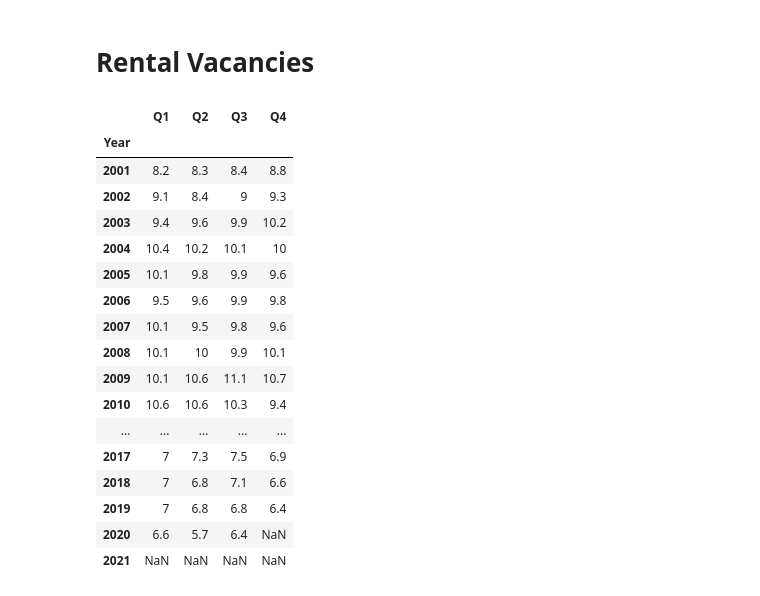
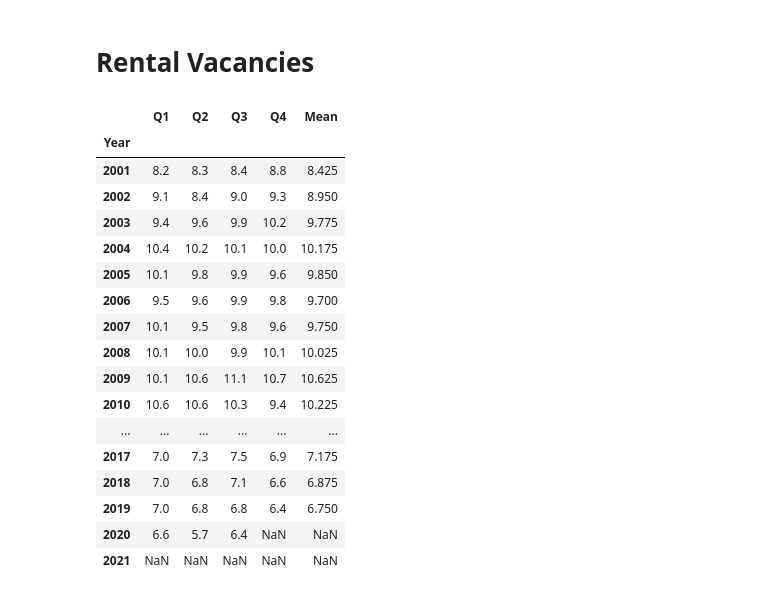
Before and after one commit to Jamals211/Realtors_Need_Closure, a Jupyter notebook: Data_Sources.ipynb, the cells around one changed output. Saved outputs shown, nothing was run; the diff lists cells and outputs as text; code cells hidden in the pictures.

```diff
--- a/Data_Sources.ipynb
+++ b/Data_Sources.ipynb
@@ -93,13 +95,13 @@ style.use(['classic','dark_background'])
 #Display all columns
 pd.set_option('display.max_columns', None)
 # %%
-annual_perf='AnnualPerformance.csv'
-house_inventory='HousingInventory.csv'
-house_manufacturing='ManufacturingHousingSurvey.csv'
-hew_home='NewHomeSold.csv'
-new_residential='NewResidentialConstruction.csv'
-performance_risk_metric='PerformanceRiskMetrics.csv'
-rental_vac='RentalVacancy.csv'
+annual_perf='../Data/AnnualPerformance.csv'
+house_inventory='../Data/HousingInventory.csv'
+house_manufacturing='../Data/ManufacturingHousingSurvey.csv'
+hew_home='../Data/NewHomeSold.csv'
+new_residential='../Data/NewResidentialConstruction.csv'
+performance_risk_metric='../Data/PerformanceRiskMetrics.csv'
+rental_vac='../Data/RentalVacancy.csv'
 
 annual_performance=pd.read_csv(annual_perf)
 housing_inventory=pd.read_csv(house_inventory)
@@ -320,24 +269,27 @@ performance_risk_metrics
 # %%
 rental_vacancy=rental_vacancy[-21:]
 rental_vacancy.rename(columns={'Unnamed: 0':'Year', 'Unnamed: 1':'Q1', 'U.S. Census Bureau':'Q2', 'Unnamed: 3':'Q3', 'Unnamed: 4':'Q4' }, inplace=True)
 rental_vacancy.set_index(['Year'], inplace=True)
+rental_vacancy['Mean'] = rental_vacancy.mean(axis=1)
+rental_vacancy[['Q1', 'Q2', 'Q3', 'Q4', 'Mean']]=rental_vacancy[['Q1', 'Q2', 'Q3', 'Q4', 'Mean']].astype('float')
+rental_vacancy['Mean']=(rental_vacancy['Q1']  +   rental_vacancy['Q2']  +  rental_vacancy['Q3'] +  rental_vacancy['Q4'])/4
 rental_vacancy
 # %% [output]
-|  | Q1 | Q2 | Q3 | Q4 |
-| Year |  |  |  |  |
-| 2001 | 8.2 | 8.3 | 8.4 | 8.8 |
-| 2002 | 9.1 | 8.4 | 9 | 9.3 |
-| 2003 | 9.4 | 9.6 | 9.9 | 10.2 |
-| 2004 | 10.4 | 10.2 | 10.1 | 10 |
-| 2005 | 10.1 | 9.8 | 9.9 | 9.6 |
-| 2006 | 9.5 | 9.6 | 9.9 | 9.8 |
-| 2007 | 10.1 | 9.5 | 9.8 | 9.6 |
-| 2008 | 10.1 | 10 | 9.9 | 10.1 |
-| 2009 | 10.1 | 10.6 | 11.1 | 10.7 |
-| 2010 | 10.6 | 10.6 | 10.3 | 9.4 |
-| ... | ... | ... | ... | ... |
-| 2017 | 7 | 7.3 | 7.5 | 6.9 |
-| 2018 | 7 | 6.8 | 7.1 | 6.6 |
-| 2019 | 7 | 6.8 | 6.8 | 6.4 |
-| 2020 | 6.6 | 5.7 | 6.4 | NaN |
-| 2021 | NaN | NaN | NaN | NaN |
+|  | Q1 | Q2 | Q3 | Q4 | Mean |
+| Year |  |  |  |  |  |
+| 2001 | 8.2 | 8.3 | 8.4 | 8.8 | 8.425 |
+| 2002 | 9.1 | 8.4 | 9.0 | 9.3 | 8.950 |
+| 2003 | 9.4 | 9.6 | 9.9 | 10.2 | 9.775 |
+| 2004 | 10.4 | 10.2 | 10.1 | 10.0 | 10.175 |
+| 2005 | 10.1 | 9.8 | 9.9 | 9.6 | 9.850 |
+| 2006 | 9.5 | 9.6 | 9.9 | 9.8 | 9.700 |
+| 2007 | 10.1 | 9.5 | 9.8 | 9.6 | 9.750 |
+| 2008 | 10.1 | 10.0 | 9.9 | 10.1 | 10.025 |
+| 2009 | 10.1 | 10.6 | 11.1 | 10.7 | 10.625 |
+| 2010 | 10.6 | 10.6 | 10.3 | 9.4 | 10.225 |
+| ... | ... | ... | ... | ... | ... |
+| 2017 | 7.0 | 7.3 | 7.5 | 6.9 | 7.175 |
+| 2018 | 7.0 | 6.8 | 7.1 | 6.6 | 6.875 |
+| 2019 | 7.0 | 6.8 | 6.8 | 6.4 | 6.750 |
+| 2020 | 6.6 | 5.7 | 6.4 | NaN | NaN |
+| 2021 | NaN | NaN | NaN | NaN | NaN |
```
Also changed, not shown: parts of 12 cells of this notebook, 3 other files.
